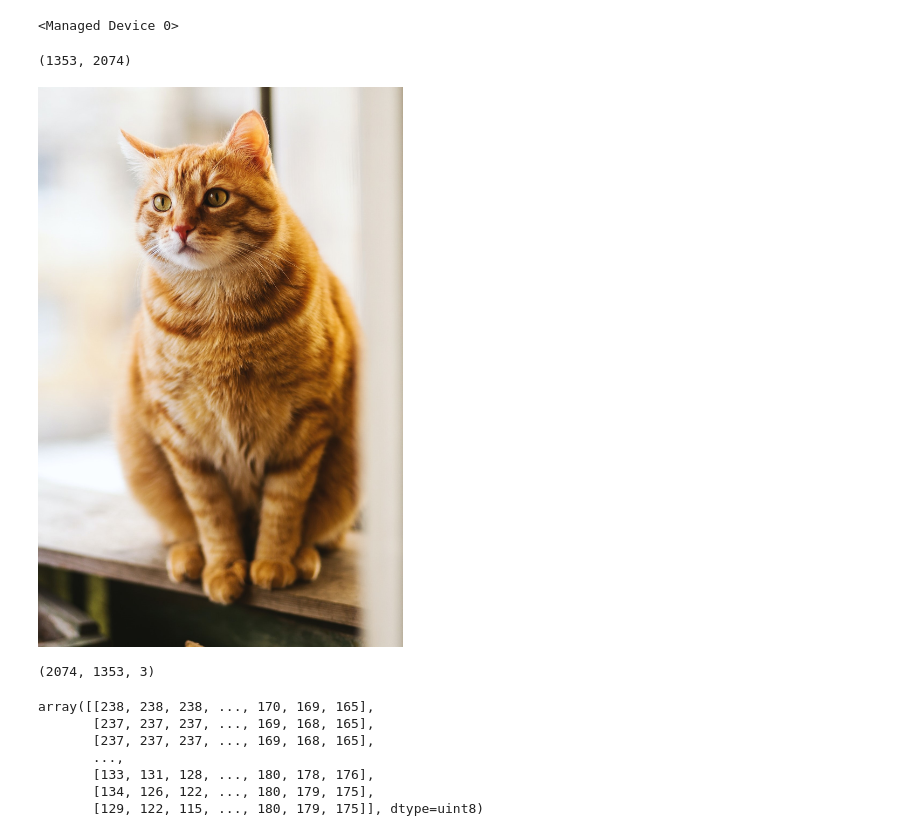
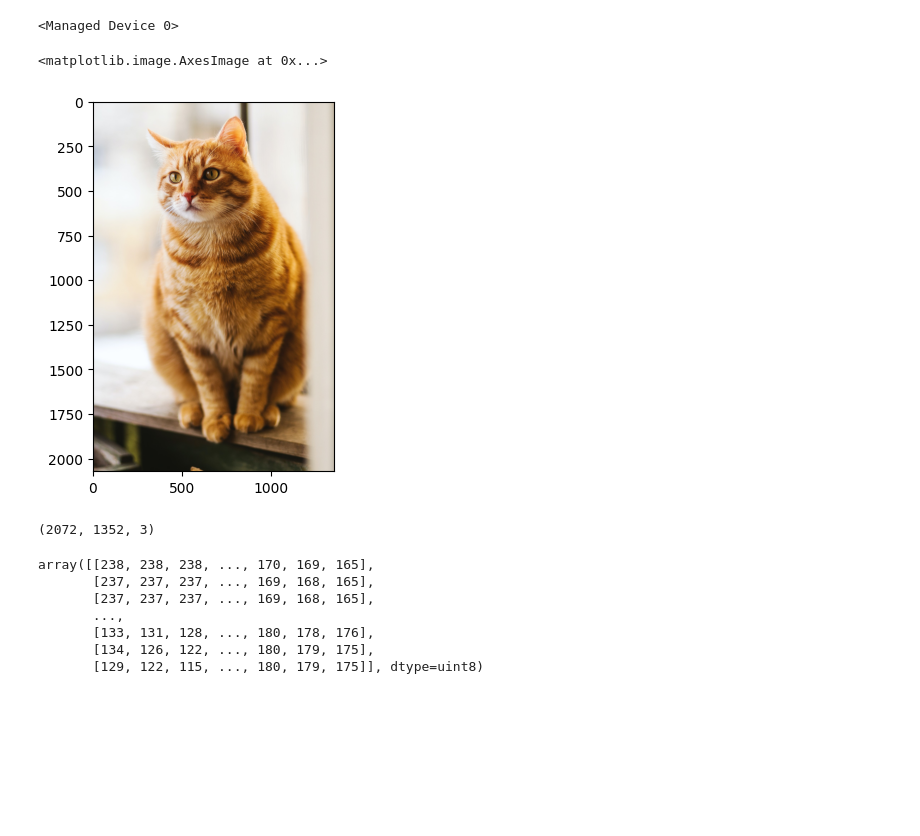
Before and after one commit to dolekhanhdang/Applied-Parallel-Programming, a Jupyter notebook: Parallel/HOG/Gray - Histogram.ipynb, the cells around one changed output. Drawn from its saved outputs; the diff is of its cells as text; code cells hidden in the pictures; blank space fills up the shorter version.

```diff
--- a/Parallel/HOG/Gray - Histogram.ipynb
+++ b/Parallel/HOG/Gray - Histogram.ipynb
@@ -25,12 +16,18 @@ def gray_kernel(picture_in, gray_out):
 # %%
+cell_size = (8, 8)
+block_size = (2, 2)
 img = Image.open('./Picture/cat-1.jpg')
-print(img.size)
-img
+new_width  =  img.size[0] // cell_size[0] * cell_size[0]
+new_height =  img.size[1] // cell_size[1] * cell_size[1]
+img = img.resize((new_width,new_height), Image.LANCZOS)
+# img = img.resize((64,128), Image.LANCZOS)
+img_pixel = np.array(img)
+plt.imshow(img_pixel)
 # %% [output]
-(1353, 2074)
+<matplotlib.image.AxesImage at 0x...>
-[figure, old version]
+[figure, new version]
 # %%
 pixel = np.array(img)
 pixel.shape
 # %% [output]
-(2074, 1353, 3)
+(2072, 1352, 3)
```
Also changed, not shown: parts of 23 cells of this notebook, 1 other file.
